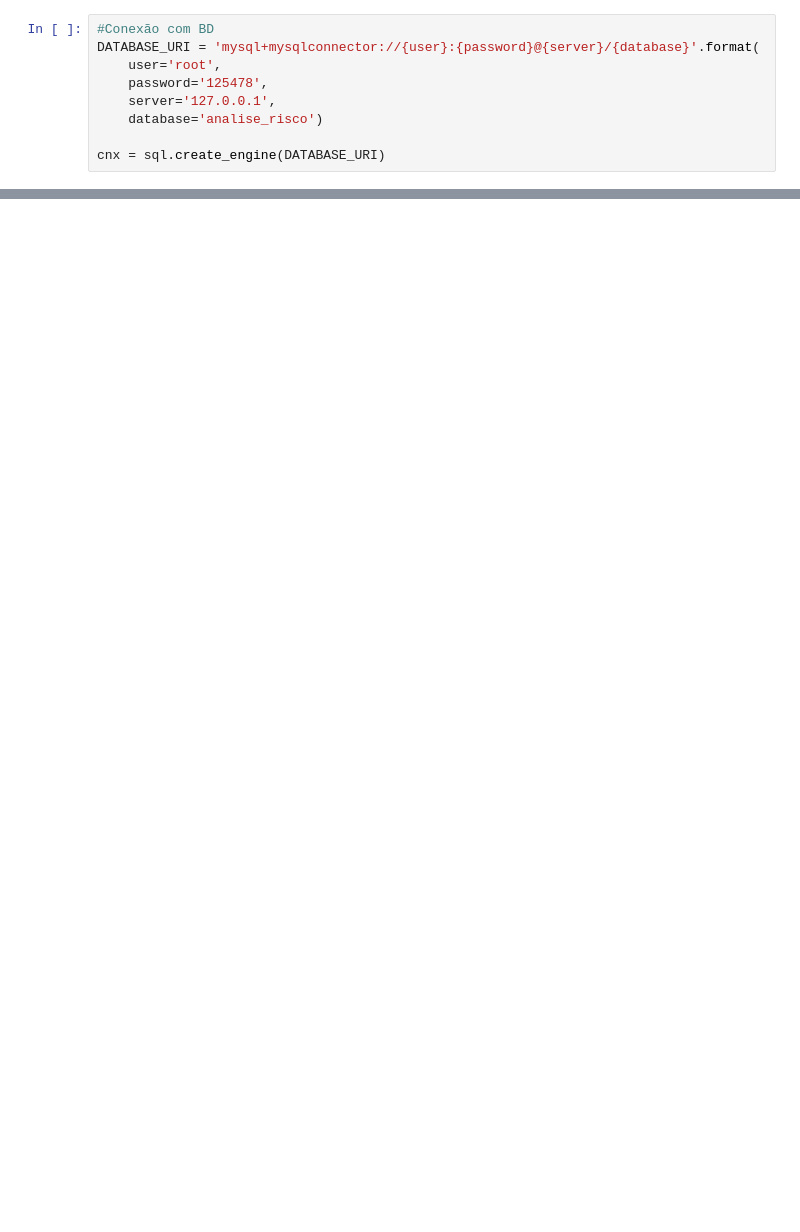
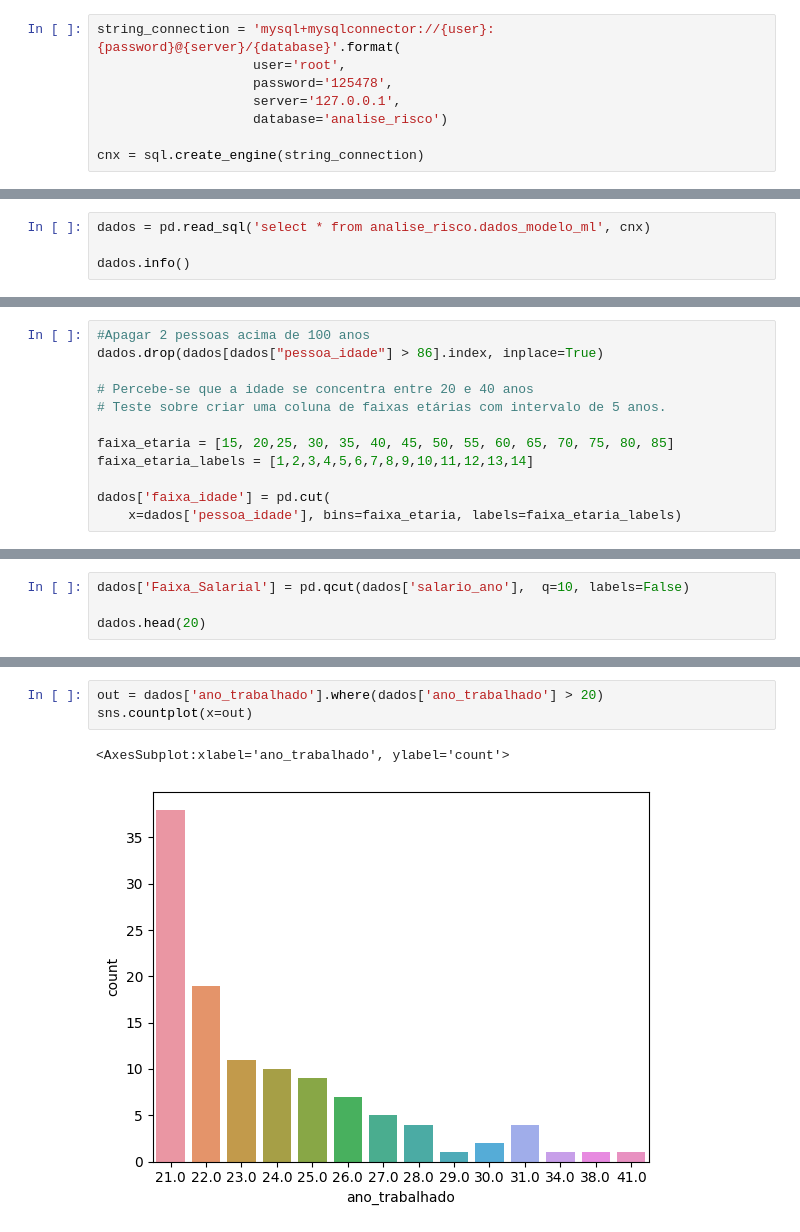
Before and after one commit to PauloVinicius02131/AluraChallengeDados1, a Jupyter notebook: Notebook.ipynb, the cells around one changed output, grey strips where cells are left out. Saved outputs shown, nothing was run; the diff lists cells and outputs as text; blank space fills up the shorter version.

Commit message:
Modelo Rodando após tratamento dos dados

```diff
--- a/Notebook.ipynb
+++ b/Notebook.ipynb
@@ -6,9 +19,8 @@ from sqlalchemy import create_engine
 # %%
-#Conexão com BD
-DATABASE_URI = 'mysql+mysqlconnector://{user}:{password}@{server}/{database}'.format(
-    user='root',
-    password='125478',
-    server='127.0.0.1',
-    database='analise_risco')
+string_connection = 'mysql+mysqlconnector://{user}:{password}@{server}/{database}'.format(
+                    user='root',
+                    password='125478',
+                    server='127.0.0.1',
+                    database='analise_risco')
 
-cnx = sql.create_engine(DATABASE_URI)
+cnx = sql.create_engine(string_connection)
@@ -49,0 +27,4 @@ Length: 34489, dtype: bool
+# %%
+dados = pd.read_sql('select * from analise_risco.dados_modelo_ml', cnx)
+
+dados.info()
@@ -49,0 +270,12 @@ Length: 34489, dtype: bool
+# %%
+#Apagar 2 pessoas acima de 100 anos
+dados.drop(dados[dados["pessoa_idade"] > 86].index, inplace=True)
+
+# Percebe-se que a idade se concentra entre 20 e 40 anos
+# Teste sobre criar uma coluna de faixas etárias com intervalo de 5 anos.
+
+faixa_etaria = [15, 20,25, 30, 35, 40, 45, 50, 55, 60, 65, 70, 75, 80, 85]
+faixa_etaria_labels = [1,2,3,4,5,6,7,8,9,10,11,12,13,14]
+
+dados['faixa_idade'] = pd.cut(
+    x=dados['pessoa_idade'], bins=faixa_etaria, labels=faixa_etaria_labels)
@@ -49,0 +284,4 @@ Length: 34489, dtype: bool
+# %%
+dados['Faixa_Salarial'] = pd.qcut(dados['salario_ano'],  q=10, labels=False)
+
+dados.head(20)
@@ -49,0 +308,6 @@ Length: 34489, dtype: bool
+# %%
+out = dados['ano_trabalhado'].where(dados['ano_trabalhado'] > 20)
+sns.countplot(x=out)
+# %% [output]
+<AxesSubplot:xlabel='ano_trabalhado', ylabel='count'>
+[figure, added]
```
Also changed, not shown: parts of 34 cells of this notebook, 17 other files.
